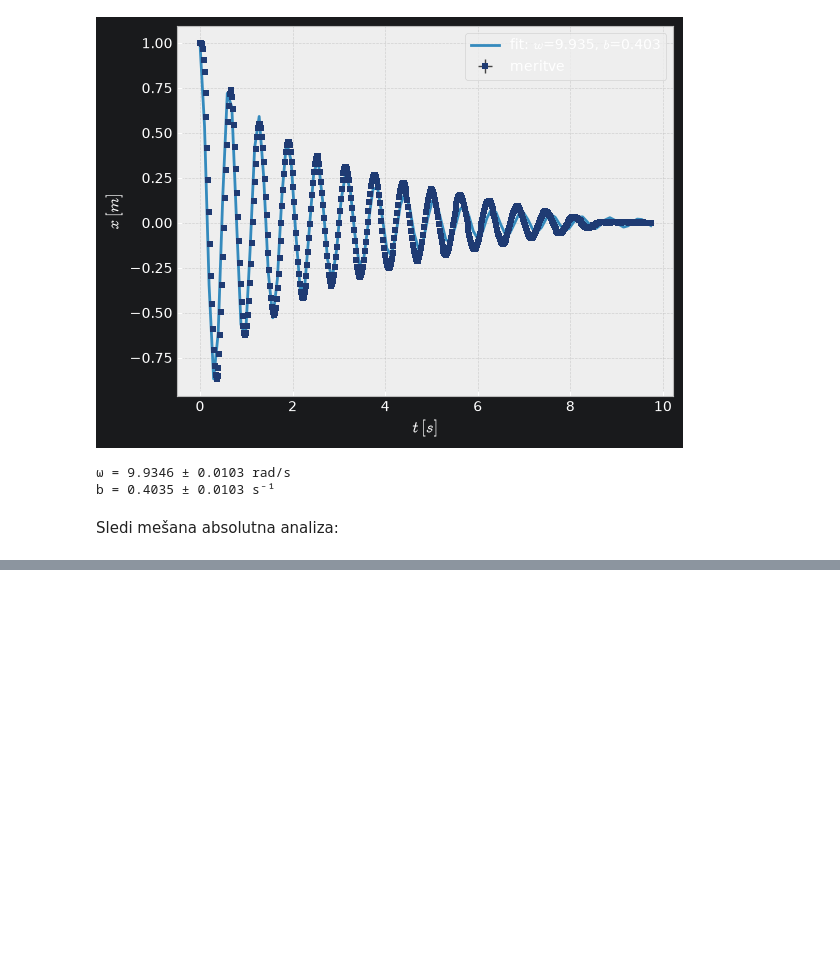
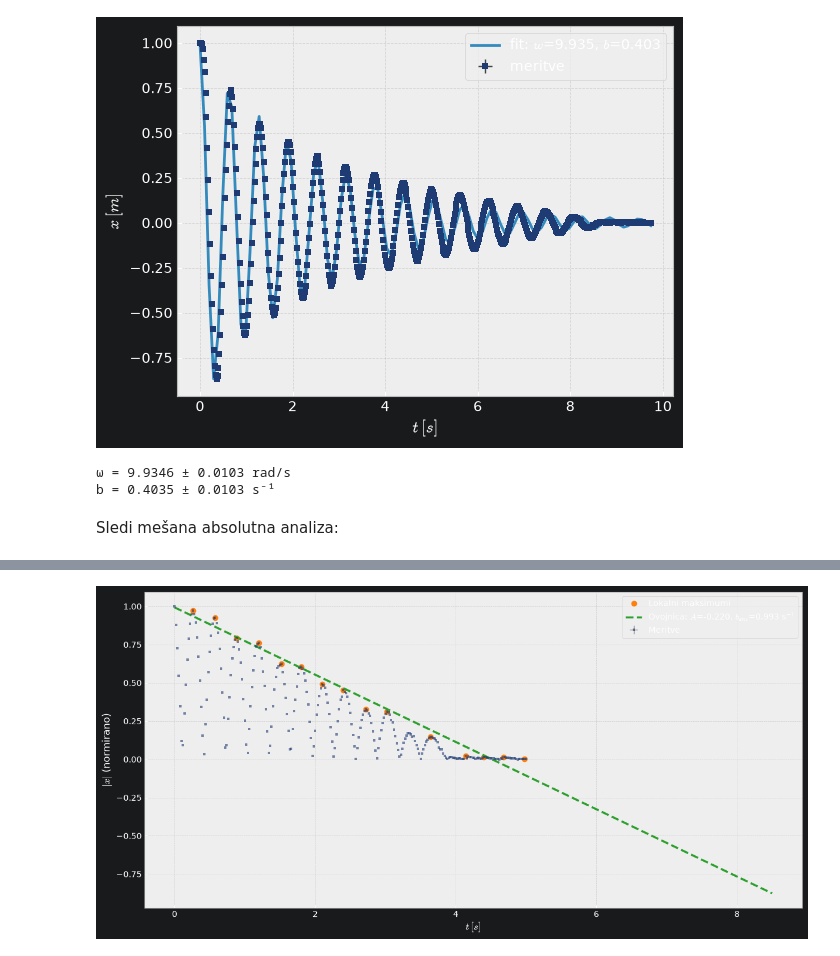
Before and after one commit to tajsobot/FizikalniEksperimenti, a Jupyter notebook: Eksperimenti_3/6/vaja.ipynb, the cells around one changed output, grey strips where cells are left out. Cells and saved outputs as stored; diff of their text form; code cells hidden in the pictures; blank space fills up the shorter version.

```diff
--- a/Eksperimenti_3/6/vaja.ipynb
+++ b/Eksperimenti_3/6/vaja.ipynb
@@ -336,0 +323,97 @@ Razmerje: b_env / b = 0.51
+# %%
+import numpy as np
+import matplotlib.pyplot as plt
+from scipy.optimize import curve_fit
+from scipy.signal import argrelextrema
+import pandas as pd
+
+plt.style.use('bmh')
+
+df = pd.read_csv("meritve/TajMeritve/Meritev3.csv", delimiter=";", decimal=",")
+
+x = df.iloc[:,0].to_numpy()
+y = df.iloc[:,1].to_numpy()
+
+pre_cutoff = 5
+mask = x >= pre_cutoff
+x = x[mask] - pre_cutoff
+y = y[mask]
+
+cutoff = 8.5 # 8.5
+mask = x <= cutoff
+x = x[mask]
+y = y[mask]
+
+y = np.abs(y)
+
+y = y / np.max(y)
+
+def f(t, omega, decay):
+    return np.cos(omega*t) * np.exp(-decay*t)
+
+def envelope(t, k, n):
+    return k*t +n
+
+# Find indices of local maxima
+maxima_indices = argrelextrema(y, np.greater, order=5)[0]  # order=5 means look at 5 neighbors
+
+x_peaks = x[maxima_indices]
+y_peaks = y[maxima_indices]
+
+print(f"Found {len(x_peaks)} peaks")
+
+# ====== FIT FULL OSCILLATION ======
+params, cov = curve_fit(f, x, y, p0=[10, 0.1], maxfev=10000)
+omega, decay = params
+errors = np.sqrt(np.diag(cov))
+
+# ====== FIT ENVELOPE (exponential to peaks) ======
+params_env, cov_env = curve_fit(envelope, x_peaks, y_peaks, p0=[1, 0.1], maxfev=10000)
+A, decay_env = params_env
+errors_env = np.sqrt(np.diag(cov_env))
+
+# ====== PLOT ======
+plt.figure(figsize=(12, 6))
+
+plt.errorbar(
+    x, y,
+    yerr=0, xerr=0,
+    fmt='s',
+    markersize=3,
+    color='#1f3b73',
+    ecolor='#444444',
+    elinewidth=1,
+    capsize=2,
+    capthick=1,
+    markeredgewidth=0,
+    linestyle='none',
+    label='Meritve',
+    alpha=0.6
+)
+
+
+# Vrhi
+plt.plot(x_peaks, y_peaks, 'o',
+         markersize=6,
+         color='#ff7f0e',
+         label='Lokalni maksimumi',
+         linestyle='none')
+
+# Fit vrhi
+y_env = envelope(x_fit, A, decay_env)
+plt.plot(x_fit, y_env,
+         label=f'Ovojnica: $A$={A:.3f}, $b_{{env}}$={decay_env:.3f} s$^{{-1}}$',
+         linewidth=2.5,
+         color='#2ca02c',
+         linestyle='--')
+
+plt.legend(fontsize=10)
+plt.xlabel(r"$t\,[s]$")
+plt.ylabel(r"$|x|$ (normirano)")
+plt.tight_layout()
+plt.savefig("graf_z_ovojnico.png", dpi=300, bbox_inches='tight')
+plt.show()
+
+print(f"A = {A:.4f} ± {errors_env[0]:.4f}")
+print(f"b_env = {decay_env:.4f} ± {errors_env[1]:.4f} s⁻¹")
+# %% [output]
@@ -336,0 +421 @@ Razmerje: b_env / b = 0.51
+[figure, added]
```
Also changed, not shown: parts of 2 cells of this notebook, 1 other file.
